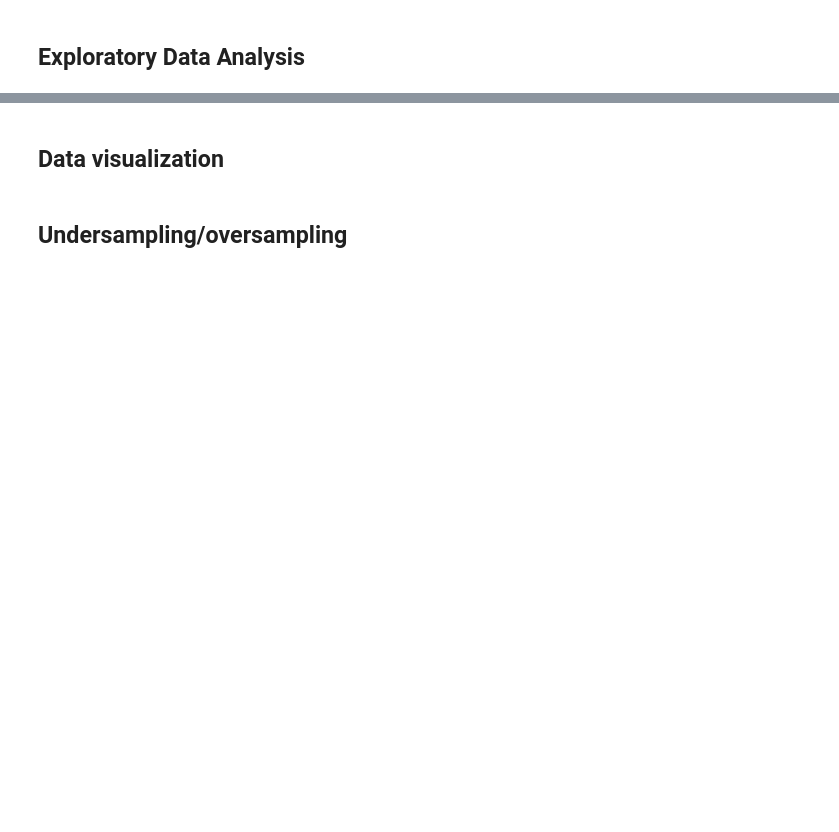
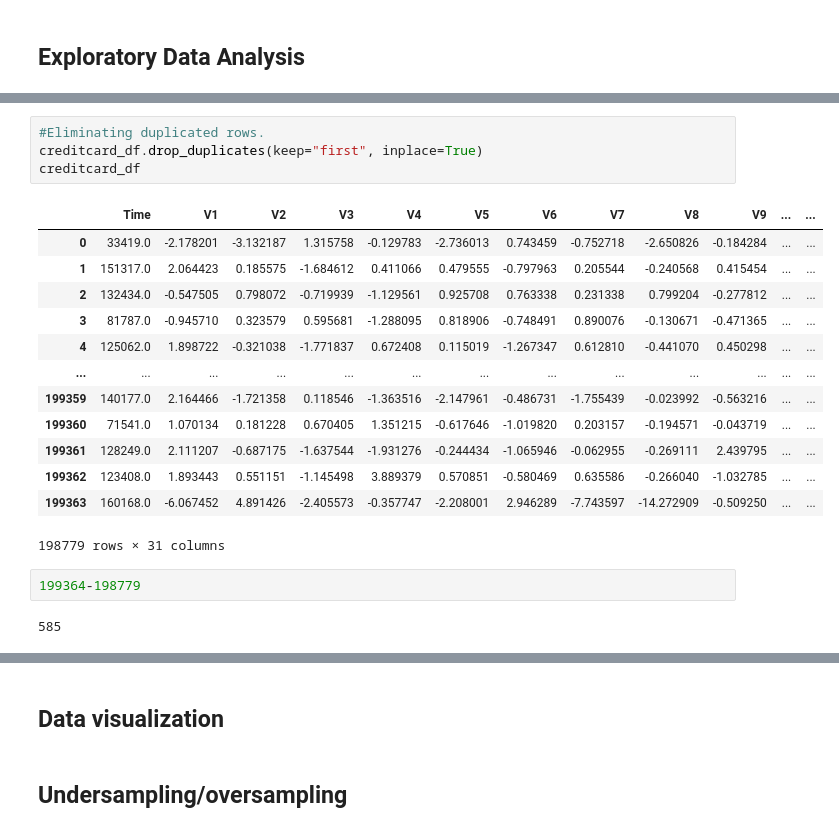
Before and after one commit to AizarED/Data_science_project_Credit_card_fraud, a Jupyter notebook: Credit card fraud.ipynb, the cells around one changed output, grey strips where cells are left out. Drawn from its saved outputs; the diff is of its cells as text; blank space fills up the shorter version.

```diff
--- a/Credit card fraud.ipynb
+++ b/Credit card fraud.ipynb
@@ -63,0 +108,22 @@ creditcard_df.describe()
+# %%
+#Eliminating duplicated rows.
+creditcard_df.drop_duplicates(keep="first", inplace=True)
+creditcard_df
+# %% [output]
+|  | Time | V1 | V2 | V3 | V4 | V5 | V6 | V7 | V8 | V9 | ... | ... |
+| 0 | 33419.0 | -2.178201 | -3.132187 | 1.315758 | -0.129783 | -2.736013 | 0.743459 | -0.752718 | -2.650826 | -0.184284 | ... | ... |
+| 1 | 151317.0 | 2.064423 | 0.185575 | -1.684612 | 0.411066 | 0.479555 | -0.797963 | 0.205544 | -0.240568 | 0.415454 | ... | ... |
+| 2 | 132434.0 | -0.547505 | 0.798072 | -0.719939 | -1.129561 | 0.925708 | 0.763338 | 0.231338 | 0.799204 | -0.277812 | ... | ... |
+| 3 | 81787.0 | -0.945710 | 0.323579 | 0.595681 | -1.288095 | 0.818906 | -0.748491 | 0.890076 | -0.130671 | -0.471365 | ... | ... |
+| 4 | 125062.0 | 1.898722 | -0.321038 | -1.771837 | 0.672408 | 0.115019 | -1.267347 | 0.612810 | -0.441070 | 0.450298 | ... | ... |
+| ... | ... | ... | ... | ... | ... | ... | ... | ... | ... | ... | ... | ... |
+| 199359 | 140177.0 | 2.164466 | -1.721358 | 0.118546 | -1.363516 | -2.147961 | -0.486731 | -1.755439 | -0.023992 | -0.563216 | ... | ... |
+| 199360 | 71541.0 | 1.070134 | 0.181228 | 0.670405 | 1.351215 | -0.617646 | -1.019820 | 0.203157 | -0.194571 | -0.043719 | ... | ... |
+| 199361 | 128249.0 | 2.111207 | -0.687175 | -1.637544 | -1.931276 | -0.244434 | -1.065946 | -0.062955 | -0.269111 | 2.439795 | ... | ... |
+| 199362 | 123408.0 | 1.893443 | 0.551151 | -1.145498 | 3.889379 | 0.570851 | -0.580469 | 0.635586 | -0.266040 | -1.032785 | ... | ... |
+| 199363 | 160168.0 | -6.067452 | 4.891426 | -2.405573 | -0.357747 | -2.208001 | 2.946289 | -7.743597 | -14.272909 | -0.509250 | ... | ... |
+198779 rows × 31 columns
+# %%
+199364-198779
+# %% [output]
+585
```
Also changed, not shown: parts of 8 cells of this notebook.
